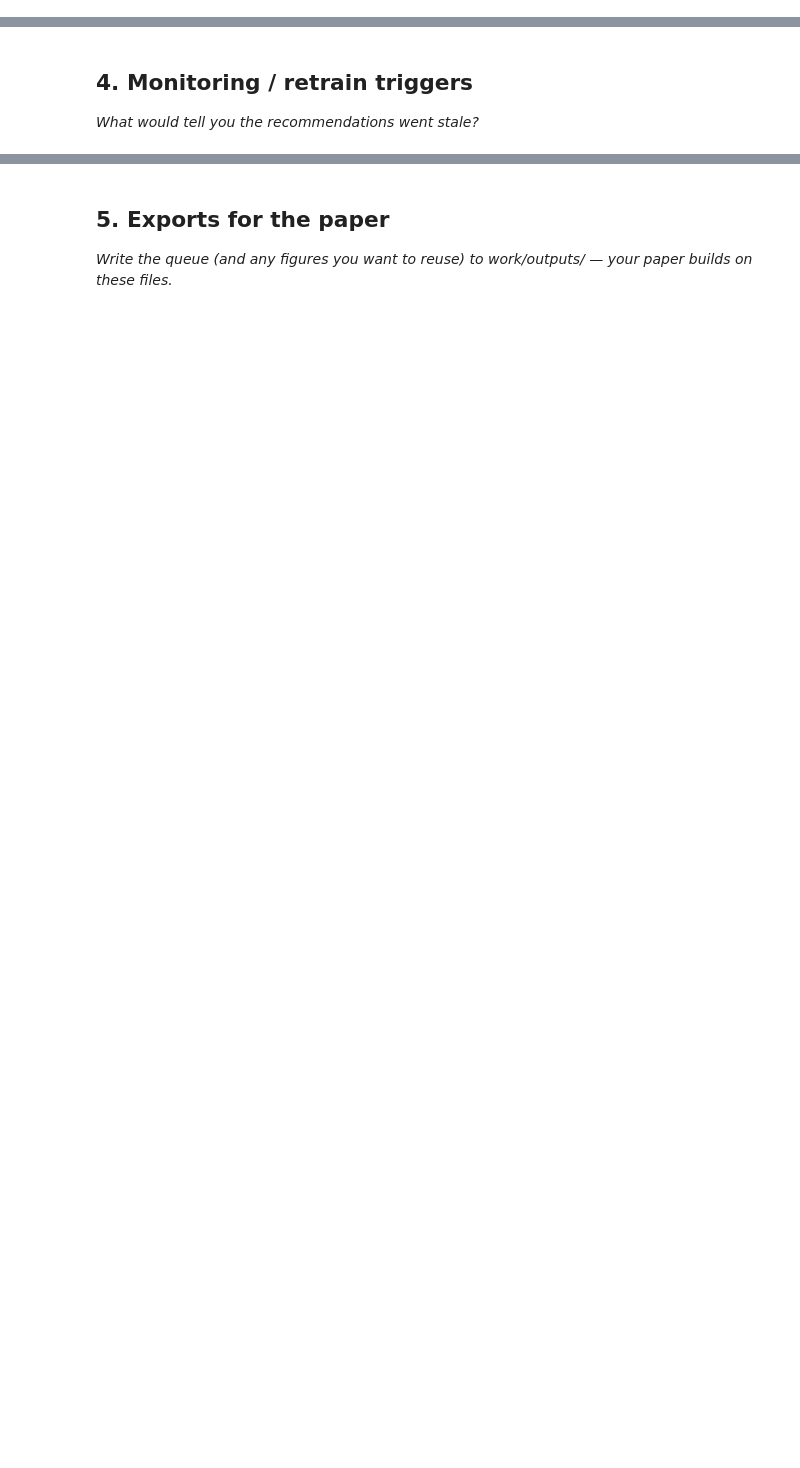
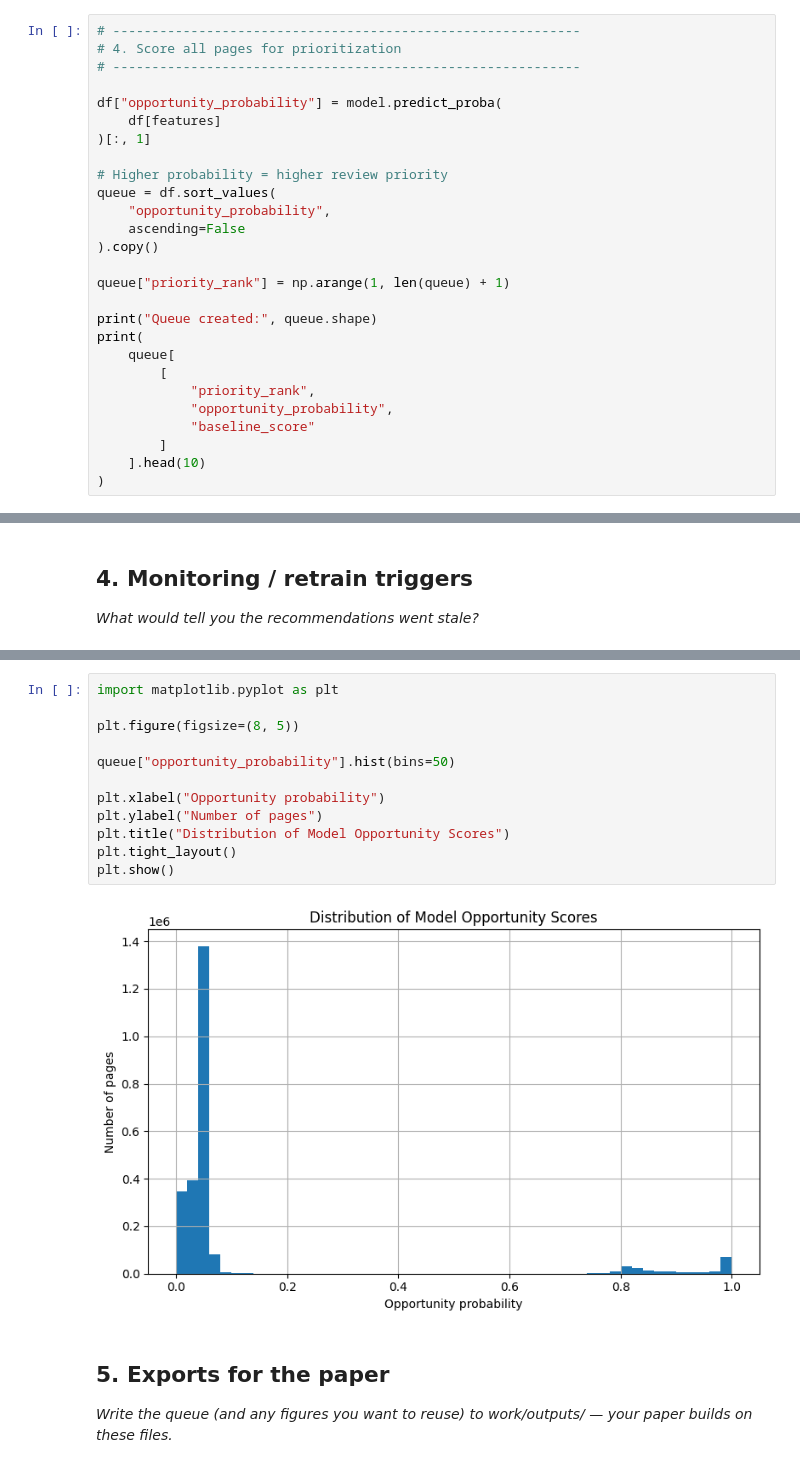
Before and after one commit to pathakadithi/flyrank-ml-internship, a Jupyter notebook: work/notebooks/w07_action_playbook.ipynb, the cells around one changed output, grey strips where cells are left out. Drawn from its saved outputs; the diff is of its cells as text; blank space fills up the shorter version.

```diff
--- a/work/notebooks/w07_action_playbook.ipynb
+++ b/work/notebooks/w07_action_playbook.ipynb
@@ -15,0 +257,27 @@ This skeleton is yours to fill. Work the sections **in order** — each one has
+# %%
+# ------------------------------------------------------------
+# 4. Score all pages for prioritization
+# ------------------------------------------------------------
+
+df["opportunity_probability"] = model.predict_proba(
+    df[features]
+)[:, 1]
+
+# Higher probability = higher review priority
+queue = df.sort_values(
+    "opportunity_probability",
+    ascending=False
+).copy()
+
+queue["priority_rank"] = np.arange(1, len(queue) + 1)
+
+print("Queue created:", queue.shape)
+print(
+    queue[
+        [
+            "priority_rank",
+            "opportunity_probability",
+            "baseline_score"
+        ]
+    ].head(10)
+)
@@ -37,3 +782,17 @@ This skeleton is yours to fill. Work the sections **in order** — each one has
+# %%
+import matplotlib.pyplot as plt
+
+plt.figure(figsize=(8, 5))
+
+queue["opportunity_probability"].hist(bins=50)
+
+plt.xlabel("Opportunity probability")
+plt.ylabel("Number of pages")
+plt.title("Distribution of Model Opportunity Scores")
+plt.tight_layout()
+plt.show()
+# %% [output]
+[figure, added]
 # %% [markdown]
 ## 5. Exports for the paper
 
```
Also changed, not shown: parts of 30 cells of this notebook.
